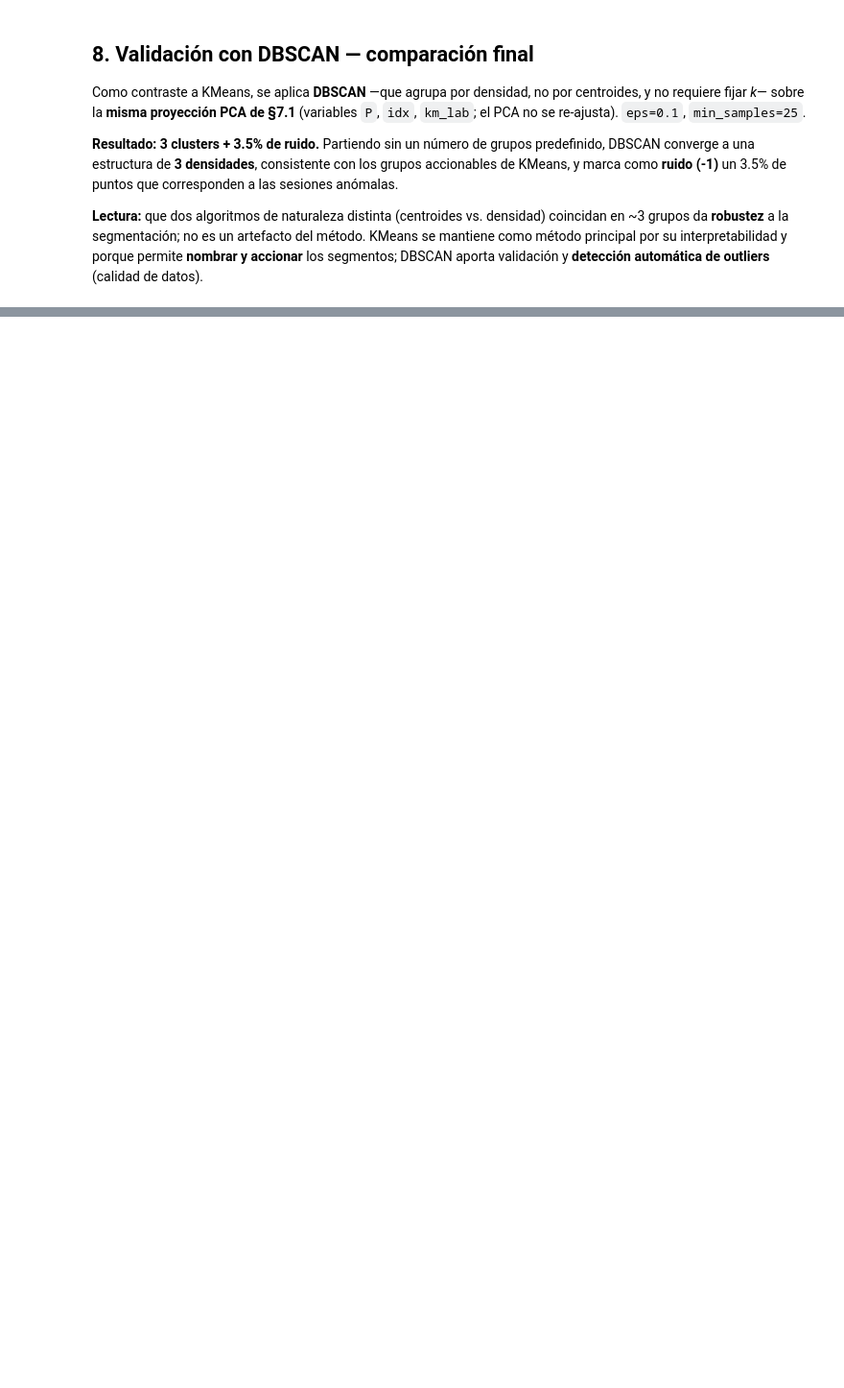
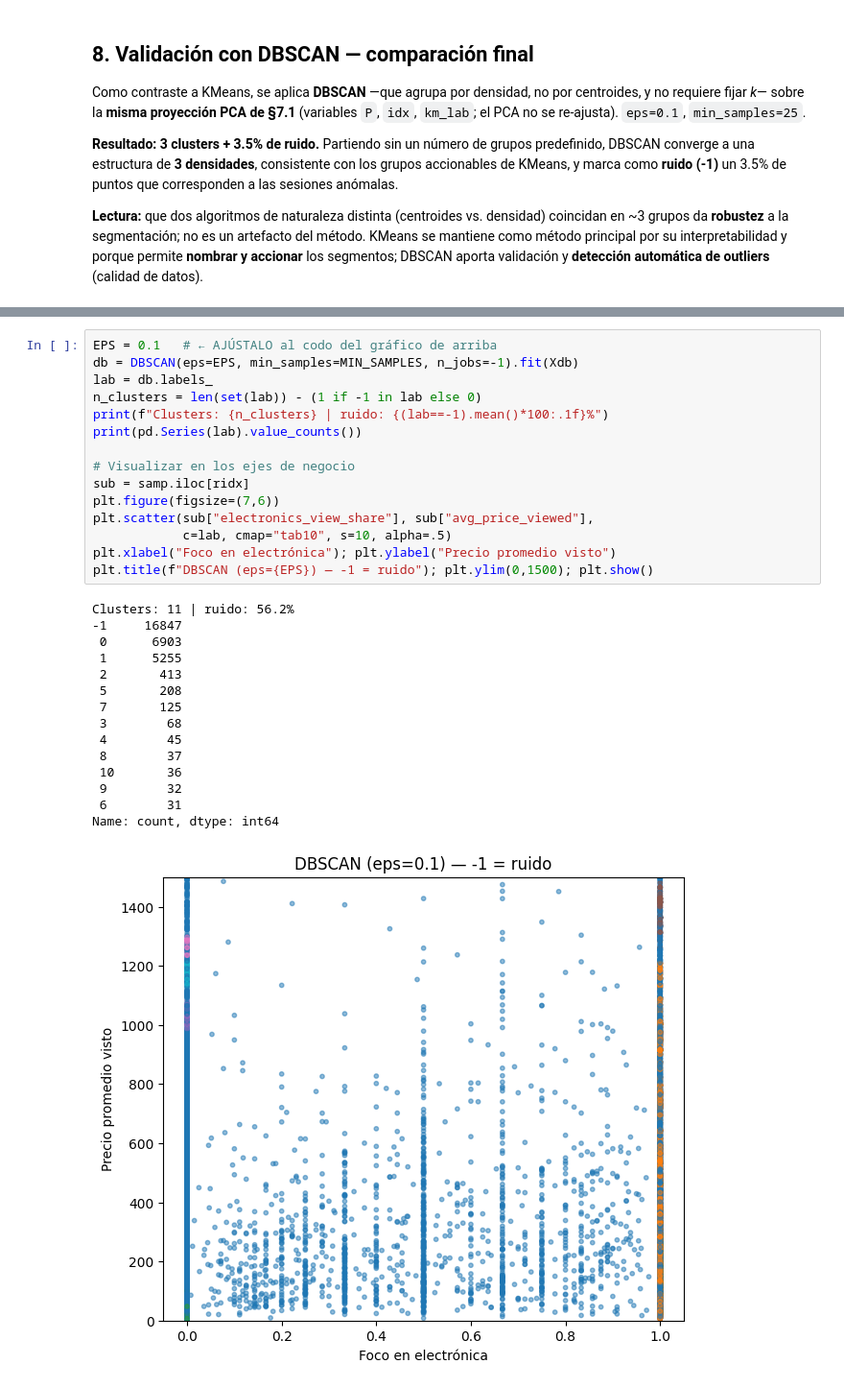
Before and after one commit to HeiderZapata/proyecto-integrador-g8, a Jupyter notebook: notebooks/modeling/04_clustering.ipynb, the cells around one changed output, grey strips where cells are left out. Shown at 96% size. Cells and saved outputs as stored; diff of their text form; blank space fills up the shorter version.

```diff
--- a/notebooks/modeling/04_clustering.ipynb
+++ b/notebooks/modeling/04_clustering.ipynb
@@ -251,3 +278,34 @@ Como contraste a KMeans, se aplica **DBSCAN** —que agrupa por densidad, no por
+# %%
+EPS = 0.1   # ← AJÚSTALO al codo del gráfico de arriba
+db = DBSCAN(eps=EPS, min_samples=MIN_SAMPLES, n_jobs=-1).fit(Xdb)
+lab = db.labels_
+n_clusters = len(set(lab)) - (1 if -1 in lab else 0)
+print(f"Clusters: {n_clusters} | ruido: {(lab==-1).mean()*100:.1f}%")
+print(pd.Series(lab).value_counts())
+
+# Visualizar en los ejes de negocio
+sub = samp.iloc[ridx]
+plt.figure(figsize=(7,6))
+plt.scatter(sub["electronics_view_share"], sub["avg_price_viewed"],
+            c=lab, cmap="tab10", s=10, alpha=.5)
+plt.xlabel("Foco en electrónica"); plt.ylabel("Precio promedio visto")
+plt.title(f"DBSCAN (eps={EPS}) — -1 = ruido"); plt.ylim(0,1500); plt.show()
+# %% [output]
+Clusters: 11 | ruido: 56.2%
+-1     16847
+ 0      6903
+ 1      5255
+ 2       413
+ 5       208
+ 7       125
+ 3        68
+ 4        45
+ 8        37
+ 10       36
+ 9        32
+ 6        31
+Name: count, dtype: int64
+[figure, added]
 # %%
 from sklearn.cluster import DBSCAN
 
```
Also changed, not shown: parts of 19 cells of this notebook, 2 other files.
